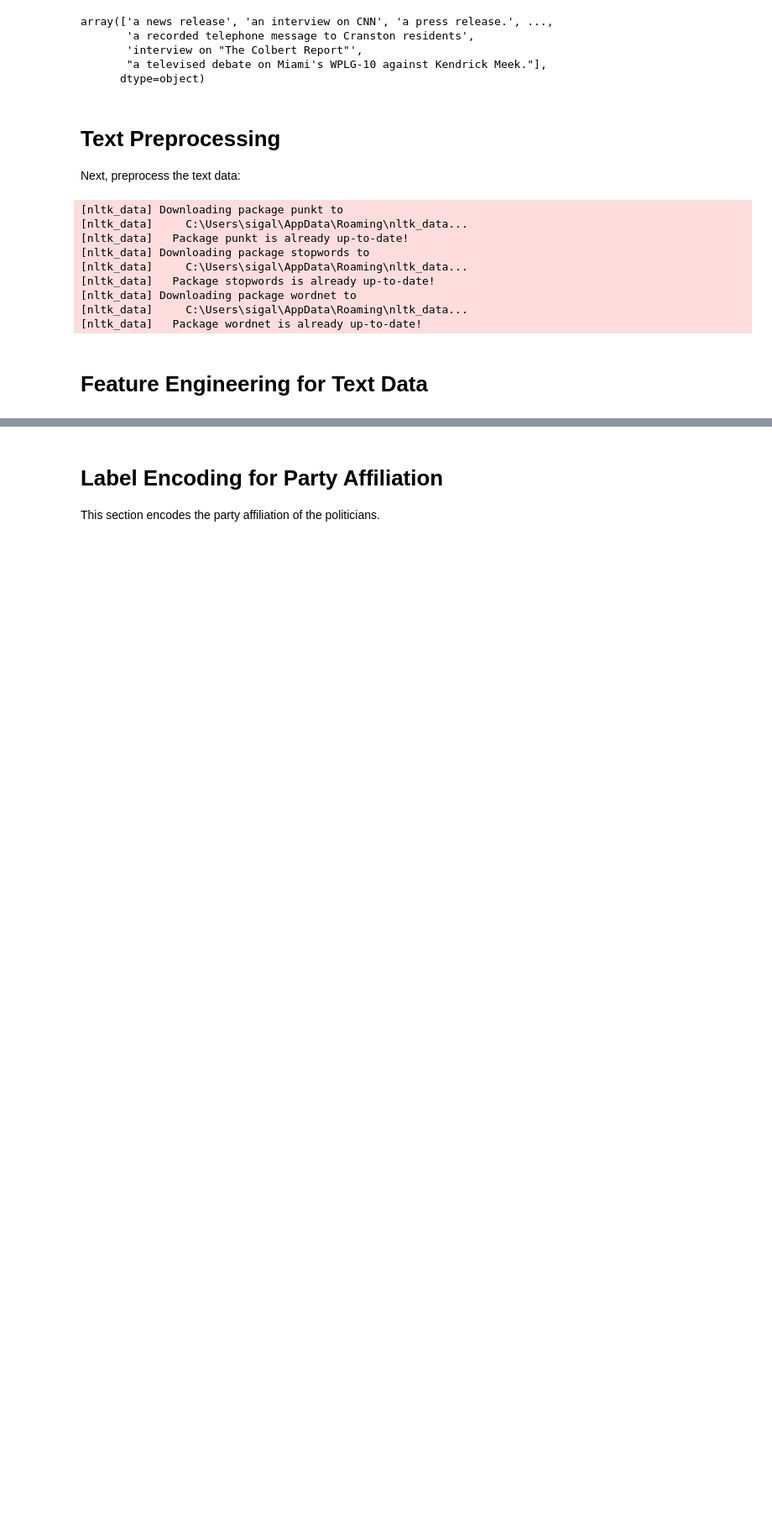
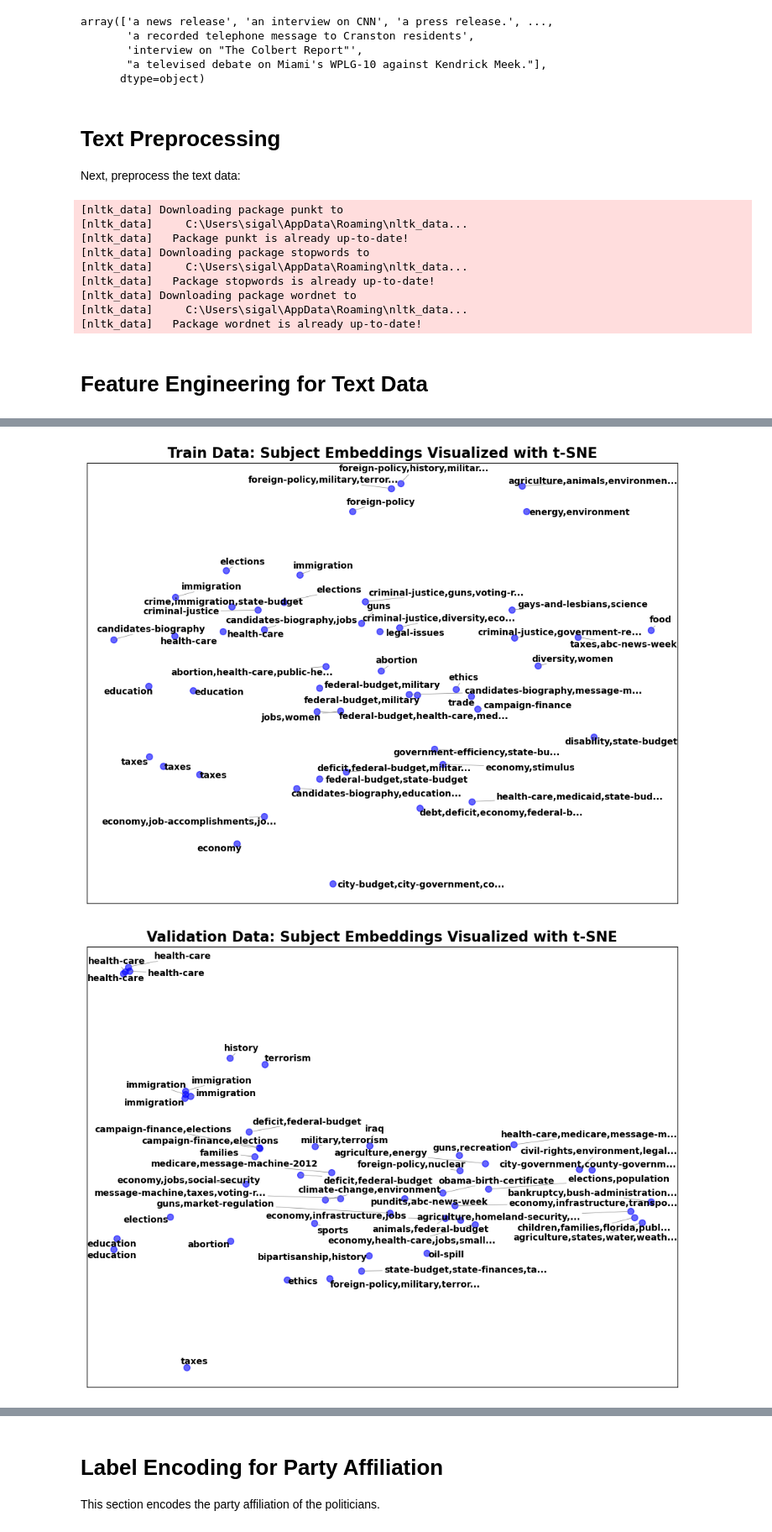
Before and after one commit to sigalgrabois/ADS_final_project, a Jupyter notebook: fake_news_detection_final.ipynb, the cells around one changed output, grey strips where cells are left out. Shown at 84% size. Saved outputs shown, nothing was run; the diff lists cells and outputs as text; code cells hidden in the pictures; blank space fills up the shorter version.

```diff
--- a/fake_news_detection_final.ipynb
+++ b/fake_news_detection_final.ipynb
@@ -484,0 +251,10 @@ Some labels are too long, can't fit inside the X axis
+# %%
+# Apply the function to generate embeddings for 'processed_subject' in each dataset
+train_data = generate_doc2vec_embeddings(train_data, 'processed_subject')
+valid_data = generate_doc2vec_embeddings(valid_data, 'processed_subject')
+test_data = generate_doc2vec_embeddings(test_data, 'processed_subject')
+
+# Display the first few rows to verify the results
+display(train_data[['processed_subject', 'processed_subject_embedding']].head())
+display(valid_data[['processed_subject', 'processed_subject_embedding']].head())
+display(test_data[['processed_subject', 'processed_subject_embedding']].head())
@@ -484,0 +335,27 @@ Some labels are too long, can't fit inside the X axis
+# %%
+plot_tsne_embeddings(
+    dataset=train_data,
+    embedding_column='processed_subject_embedding',
+    label_column='subject',
+    title='Train Data: Subject Embeddings Visualized with t-SNE',
+    max_label_length=30
+)
+
+plot_tsne_embeddings(
+    dataset=valid_data,
+    embedding_column='processed_subject_embedding',
+    label_column='subject',
+    title='Validation Data: Subject Embeddings Visualized with t-SNE',
+    max_label_length=30
+)
+
+plot_tsne_embeddings(
+    dataset=test_data,
+    embedding_column='processed_subject_embedding',
+    label_column='subject',
+    title='Test Data: Subject Embeddings Visualized with t-SNE',
+    max_label_length=30
+)
+# %% [output]
+[figure, added]
+[figure, added]
```
Also changed, not shown: parts of 73 cells of this notebook.
